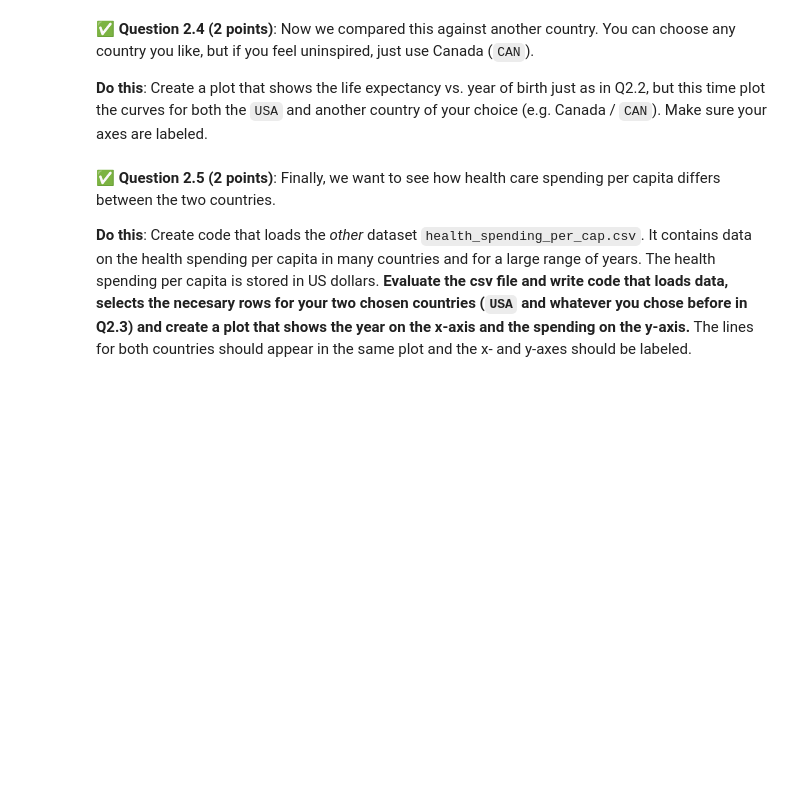
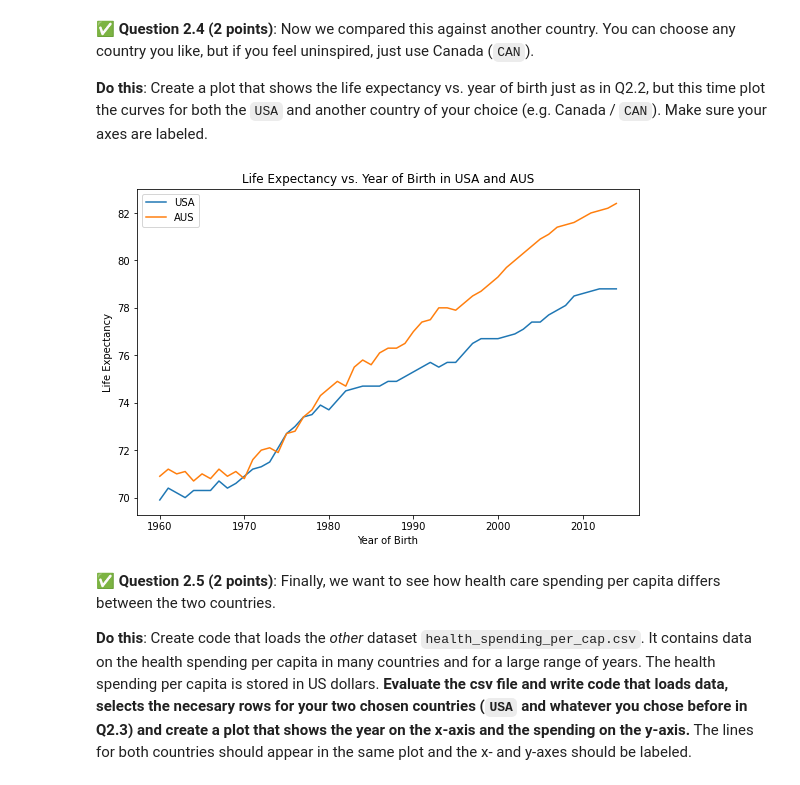
Before and after one commit to chapm348/CMSE202-s23-turnin, a Jupyter notebook: midterm/CMSE202-Midterm-S23-PRACTICE_NO_ANSWERS.ipynb, the cells around one changed output. Cells and saved outputs as stored; diff of their text form; code cells hidden in the pictures; blank space fills up the shorter version.

```diff
--- a/midterm/CMSE202-Midterm-S23-PRACTICE_NO_ANSWERS.ipynb
+++ b/midterm/CMSE202-Midterm-S23-PRACTICE_NO_ANSWERS.ipynb
@@ -84,3 +130,17 @@ You will need to download two files from this repository, `health_spending_per_c
+# %%
+### Put your code here
+mask = (life_df_new == "AUS")
+life_df_AUS = life_df[mask]
+
+fig = plt.figure(figsize = (9, 6))
+plt.plot(life_df_USA["TIME"], life_df_USA["Value"], label="USA")
+plt.plot(life_df_AUS["TIME"], life_df_AUS["Value"], label="AUS")
+plt.xlabel("Year of Birth")
+plt.ylabel("Life Expectancy")
+plt.legend()
+plt.title("Life Expectancy vs. Year of Birth in USA and AUS");
+# %% [output]
+[figure, added]
 # %% [markdown]
 &#9989; **Question 2.5 (2 points)**: Finally, we want to see how health care spending per capita differs between the two countries.
 
```
Also changed, not shown: parts of 12 cells of this notebook.
